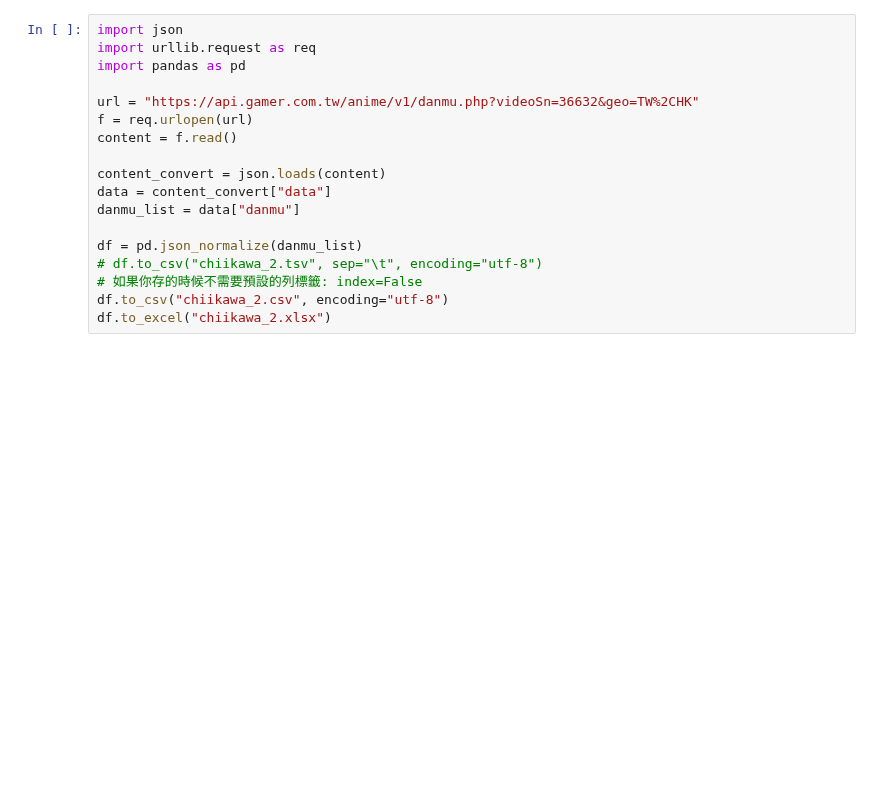
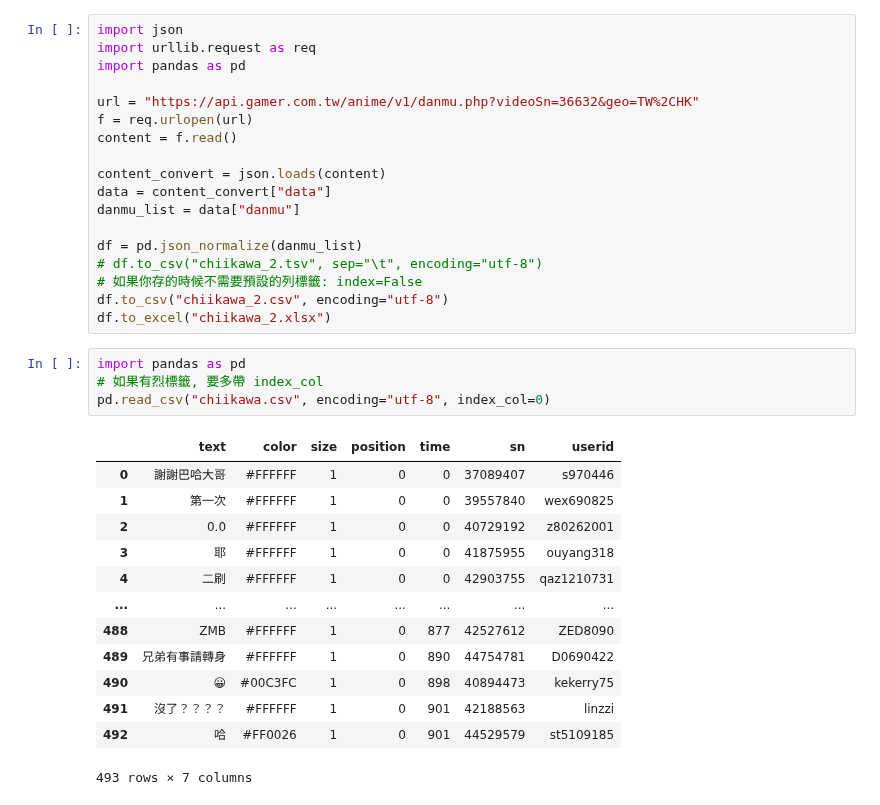
Before and after one commit to Elwing-Chou/tibame_online_0416, a Jupyter notebook: tiba_night_0423.ipynb, the cells around one changed output. Cells and saved outputs as stored; diff of their text form; blank space fills up the shorter version.

```diff
--- a/tiba_night_0423.ipynb
+++ b/tiba_night_0423.ipynb
@@ -141,3 +141,21 @@ df = pd.json_normalize(danmu_list)
 # 如果你存的時候不需要預設的列標籤: index=False
 df.to_csv("chiikawa_2.csv", encoding="utf-8")
 df.to_excel("chiikawa_2.xlsx")
+# %%
+import pandas as pd
+# 如果有烈標籤, 要多帶 index_col
+pd.read_csv("chiikawa.csv", encoding="utf-8", index_col=0)
+# %% [output]
+|  | text | color | size | position | time | sn | userid |
+| 0 | 謝謝巴哈大哥 | #FFFFFF | 1 | 0 | 0 | 37089407 | s970446 |
+| 1 | 第一次 | #FFFFFF | 1 | 0 | 0 | 39557840 | wex690825 |
+| 2 | 0.0 | #FFFFFF | 1 | 0 | 0 | 40729192 | z80262001 |
+| 3 | 耶 | #FFFFFF | 1 | 0 | 0 | 41875955 | ouyang318 |
+| 4 | 二刷 | #FFFFFF | 1 | 0 | 0 | 42903755 | qaz1210731 |
+| ... | ... | ... | ... | ... | ... | ... | ... |
+| 488 | ZMB | #FFFFFF | 1 | 0 | 877 | 42527612 | ZED8090 |
+| 489 | 兄弟有事請轉身 | #FFFFFF | 1 | 0 | 890 | 44754781 | D0690422 |
+| 490 | 😀 | #00C3FC | 1 | 0 | 898 | 40894473 | kekerry75 |
+| 491 | 沒了？？？？ | #FFFFFF | 1 | 0 | 901 | 42188563 | linzzi |
+| 492 | 哈 | #FF0026 | 1 | 0 | 901 | 44529579 | st5109185 |
+493 rows × 7 columns
```
